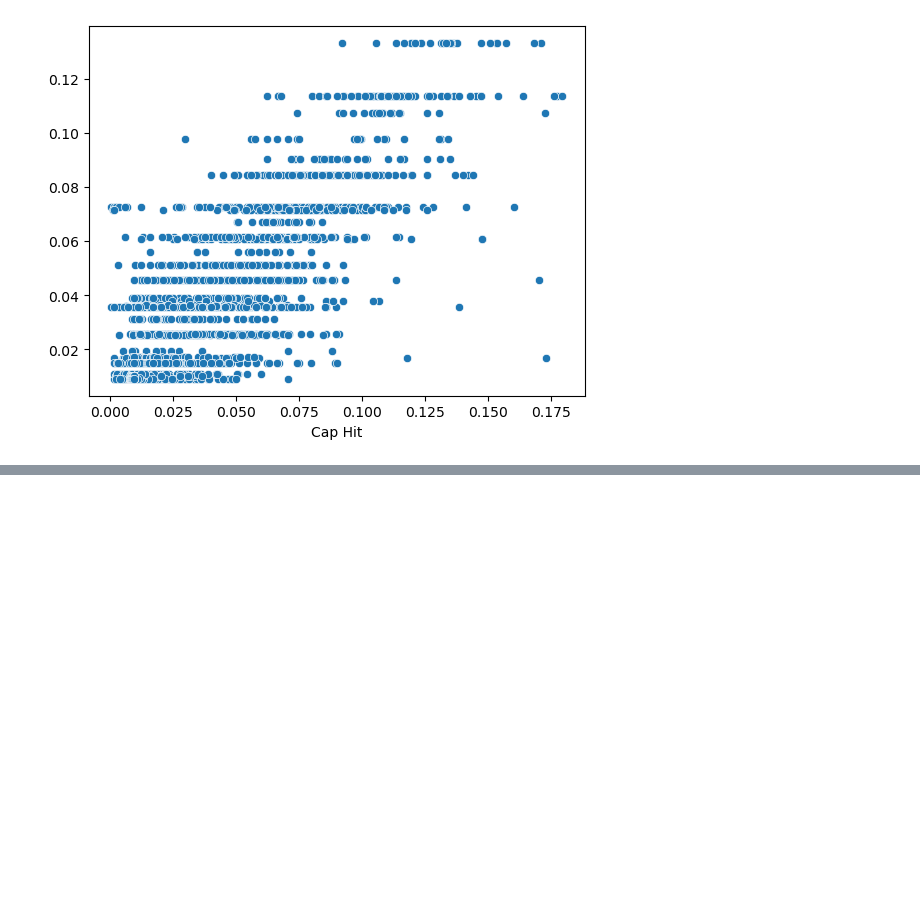
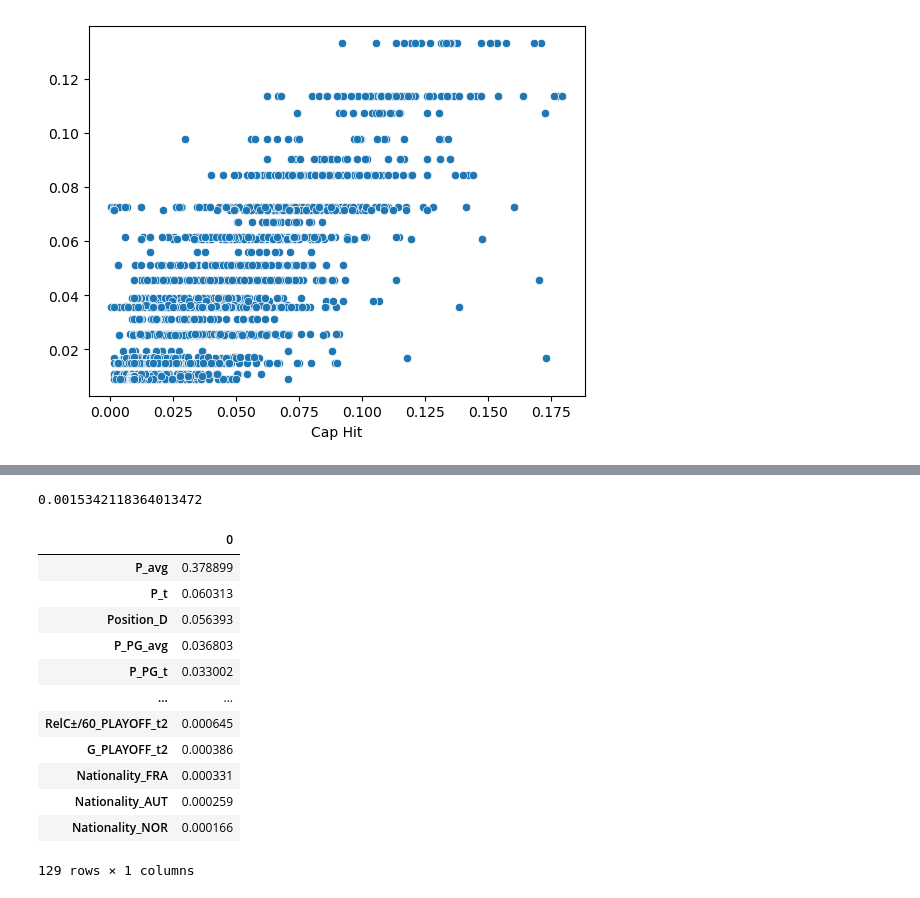
Before and after one commit to adobronyi/nhl_contract_models, a Jupyter notebook: model.ipynb, the cells around one changed output, grey strips where cells are left out. Cells and saved outputs as stored; diff of their text form; code cells hidden in the pictures; blank space fills up the shorter version.

```diff
--- a/model.ipynb
+++ b/model.ipynb
@@ -394,0 +494,4 @@ sns.scatterplot(x=y,y=y_pred)
+# %%
+mean_absolute_error(xgb_default_pred,y)
+# %% [output]
+0.0015342118364013472
@@ -394,0 +500,16 @@ sns.scatterplot(x=y,y=y_pred)
+# %%
+xgb_default_featureImportances[xgb_default_featureImportances[0] != 0].sort_values(by=0,ascending=False)
+# %% [output]
+|  | 0 |
+| P_avg | 0.378899 |
+| P_t | 0.060313 |
+| Position_D | 0.056393 |
+| P_PG_avg | 0.036803 |
+| P_PG_t | 0.033002 |
+| ... | ... |
+| RelC±/60_PLAYOFF_t2 | 0.000645 |
+| G_PLAYOFF_t2 | 0.000386 |
+| Nationality_FRA | 0.000331 |
+| Nationality_AUT | 0.000259 |
+| Nationality_NOR | 0.000166 |
+129 rows × 1 columns
```
Also changed, not shown: parts of 32 cells of this notebook, 1 other file.
